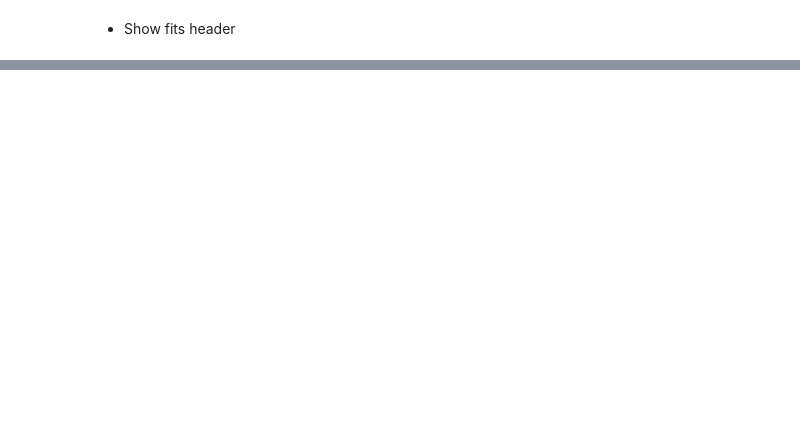
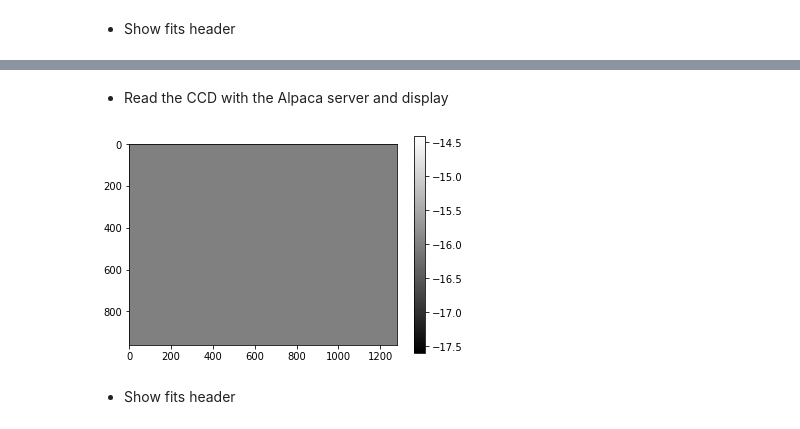
Before and after one commit to dtouzan/ciboulette, a Jupyter notebook: notebook/exemple-camera.ipynb, the cells around one changed output, grey strips where cells are left out. Cells and saved outputs as stored; diff of their text form; code cells hidden in the pictures; blank space fills up the shorter version.

```diff
--- a/notebook/exemple-camera.ipynb
+++ b/notebook/exemple-camera.ipynb
@@ -70,0 +91,2 @@ RADESYS = 'ICRS'               / Equatorial coordinate system
+# %% [markdown]
+- Read the CCD with the Alpaca server and display
@@ -70,0 +95,15 @@ RADESYS = 'ICRS'               / Equatorial coordinate system
+# %%
+import matplotlib.pyplot as plt
+from astropy.utils.data import get_pkg_data_filename
+from astropy.io import fits
+
+image_file = get_pkg_data_filename('dataset/CAM2_INIT_3.fits')
+image_data = fits.getdata(image_file, ext=0)
+plt.figure()
+plt.imshow(image_data, cmap='gray')
+plt.colorbar()
+plt.show()
+# %% [output]
+[figure, added]
+# %% [markdown]
+- Show fits header
```
Also changed, not shown: parts of 11 cells of this notebook, 2 other files.
